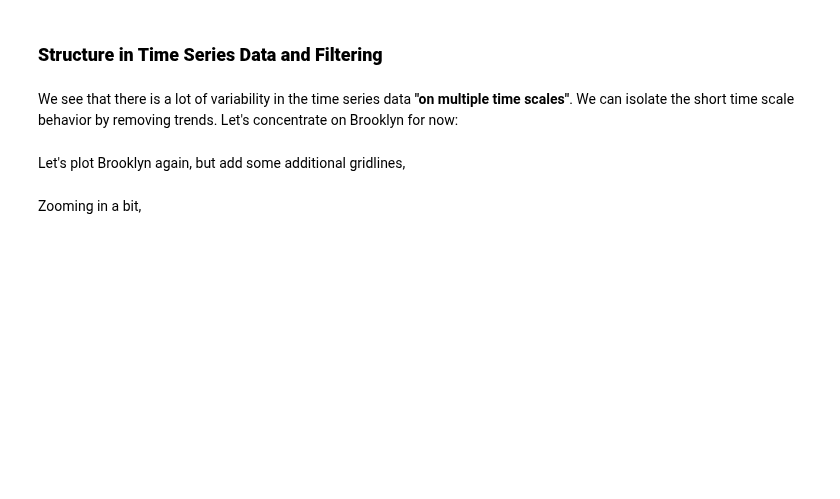
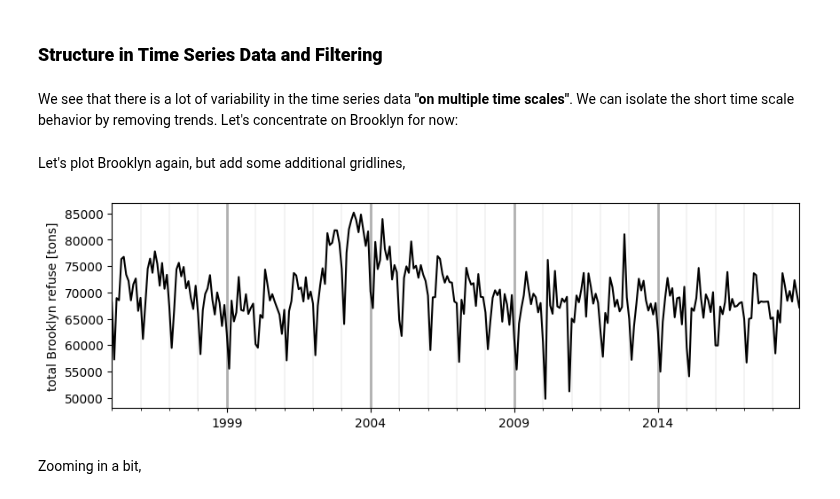
Before and after one commit to ReidelVichot/DSTEP23, a Jupyter notebook: week_5/dstep23_dsny_trash_part2_rvichot.ipynb, the cells around one changed output. Drawn from its saved outputs; the diff is of its cells as text; code cells hidden in the pictures; blank space fills up the shorter version.

```diff
--- a/week_5/dstep23_dsny_trash_part2_rvichot.ipynb
+++ b/week_5/dstep23_dsny_trash_part2_rvichot.ipynb
@@ -64,16 +93,20 @@ fig.show()
 We see that there is a lot of variability in the time series data **"on multiple time scales"**.  We can isolate the short time scale behavior by removing trends.  Let's concentrate on Brooklyn for now:
 # %%
 # -- sub-select Brooklyn
-bk =
-bk_ts =
+bk = dsny[dsny['borough'] == "Brooklyn"]
+bk_ts = bk.groupby("month").sum(numeric_only=True)
 # %% [markdown]
 Let's plot Brooklyn again, but add some additional gridlines,
 # %%
 # -- plot total refuse for Brooklyn with minor grid lines
 fig, ax = plt.subplots(figsize=(10, 3))
-
+bk_ts.plot(y="refuse", color ="k", legend=False, ax=ax)
+ax.grid(axis="x", which="major", lw=2)
+ax.grid(axis="x", which="minor", lw=0.2)
 ax.set_xlabel("")
 ax.set_ylabel("total Brooklyn refuse [tons]")
 fig.show()
+# %% [output]
+[figure, added]
 # %% [markdown]
 Zooming in a bit,
```
Also changed, not shown: parts of 13 cells of this notebook.
